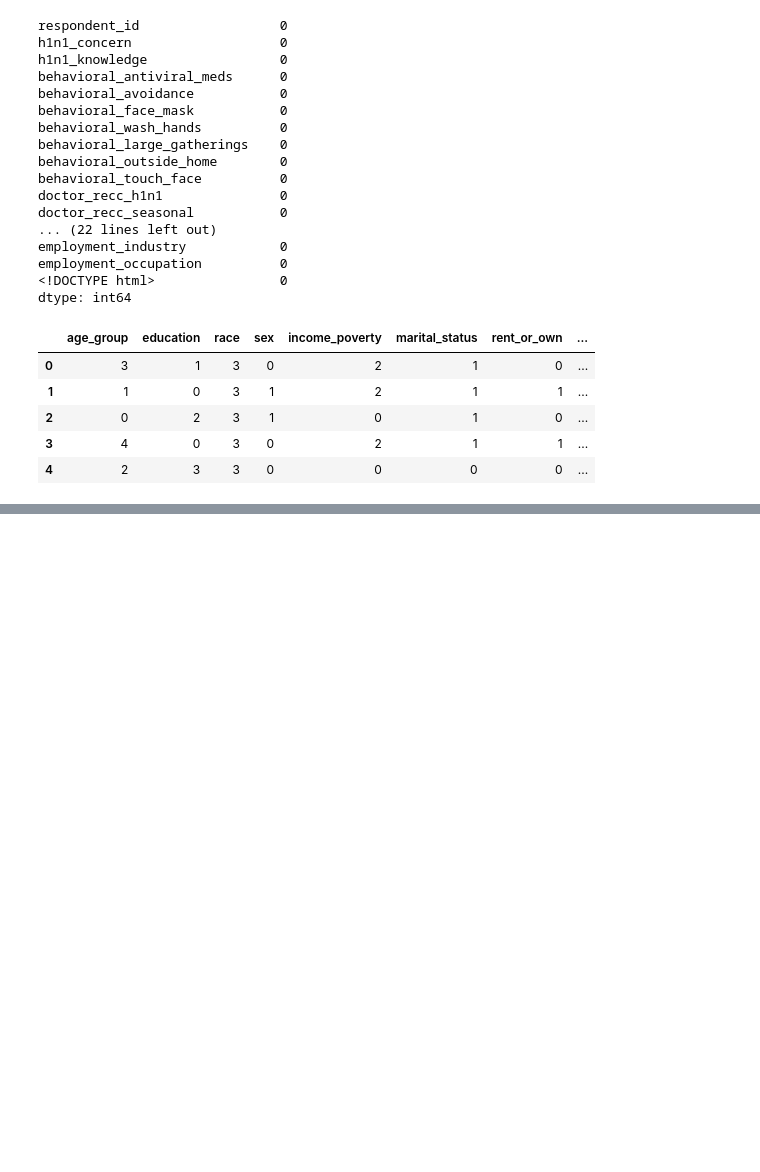
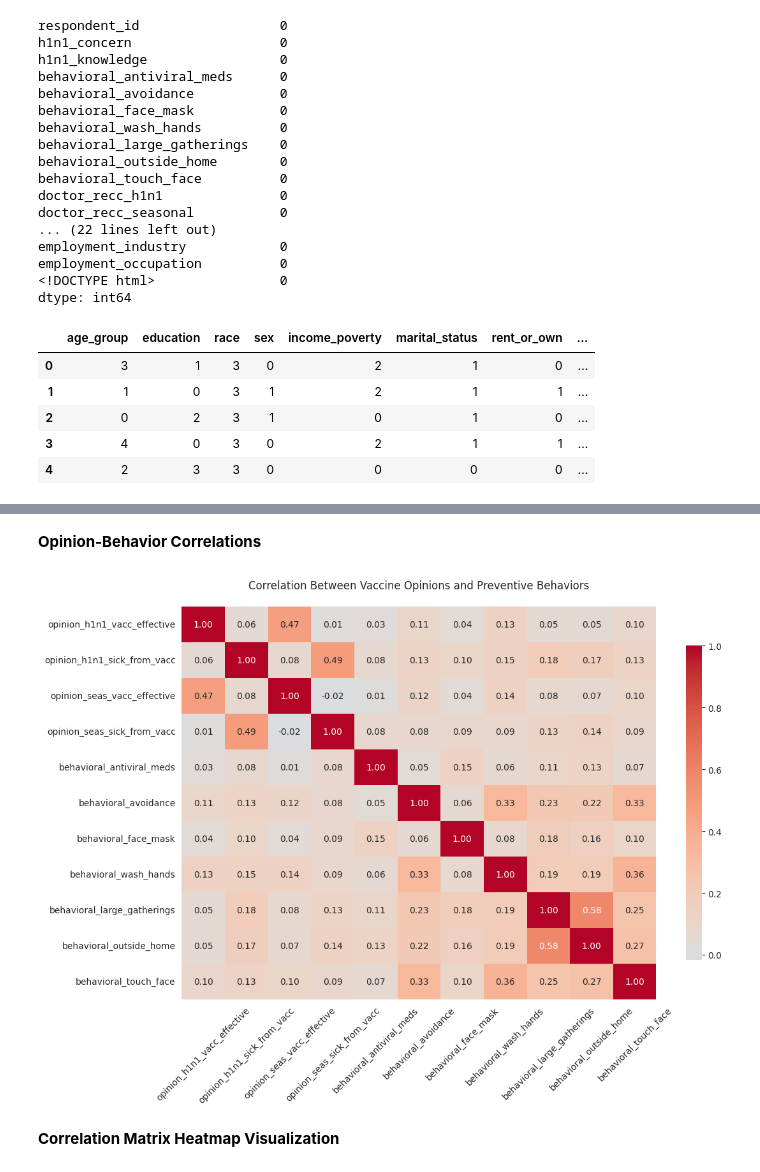
Before and after one commit to albert-raphael/alpha-group, a Jupyter notebook: Notebooks/flu shot.ipynb, the cells around one changed output, grey strips where cells are left out. Cells and saved outputs as stored; diff of their text form; code cells hidden in the pictures; blank space fills up the shorter version.

```diff
--- a/Notebooks/flu shot.ipynb
+++ b/Notebooks/flu shot.ipynb
@@ -768,3 +854,24 @@ data[str_cols].head()
+# %% [markdown]
+**Opinion-Behavior Correlations**
+# %%
+# Combine with behavioral columns
+behavior_cols = [col for col in data.columns if 'behavioral_' in col]
+
+# Calculate correlation matrix
+corr_matrix = data[opinion_cols + behavior_cols].corr()
+
+# Plot heatmap
+plt.figure(figsize=(12, 8))
+sns.heatmap(corr_matrix, annot=True, fmt=".2f", cmap="coolwarm", center=0,
+            annot_kws={"size": 10}, cbar_kws={"shrink": .8})
+plt.title("Correlation Between Vaccine Opinions and Preventive Behaviors", pad=20)
+plt.xticks(rotation=45)
+plt.yticks(rotation=0)
+plt.show()
+# %% [output]
+[figure, added]
+# %% [markdown]
+**Correlation Matrix Heatmap Visualization**
 # %%
 #ploting the corelation map
 corr = data.corr()
```
Also changed, not shown: parts of 47 cells of this notebook, 10 other files.
